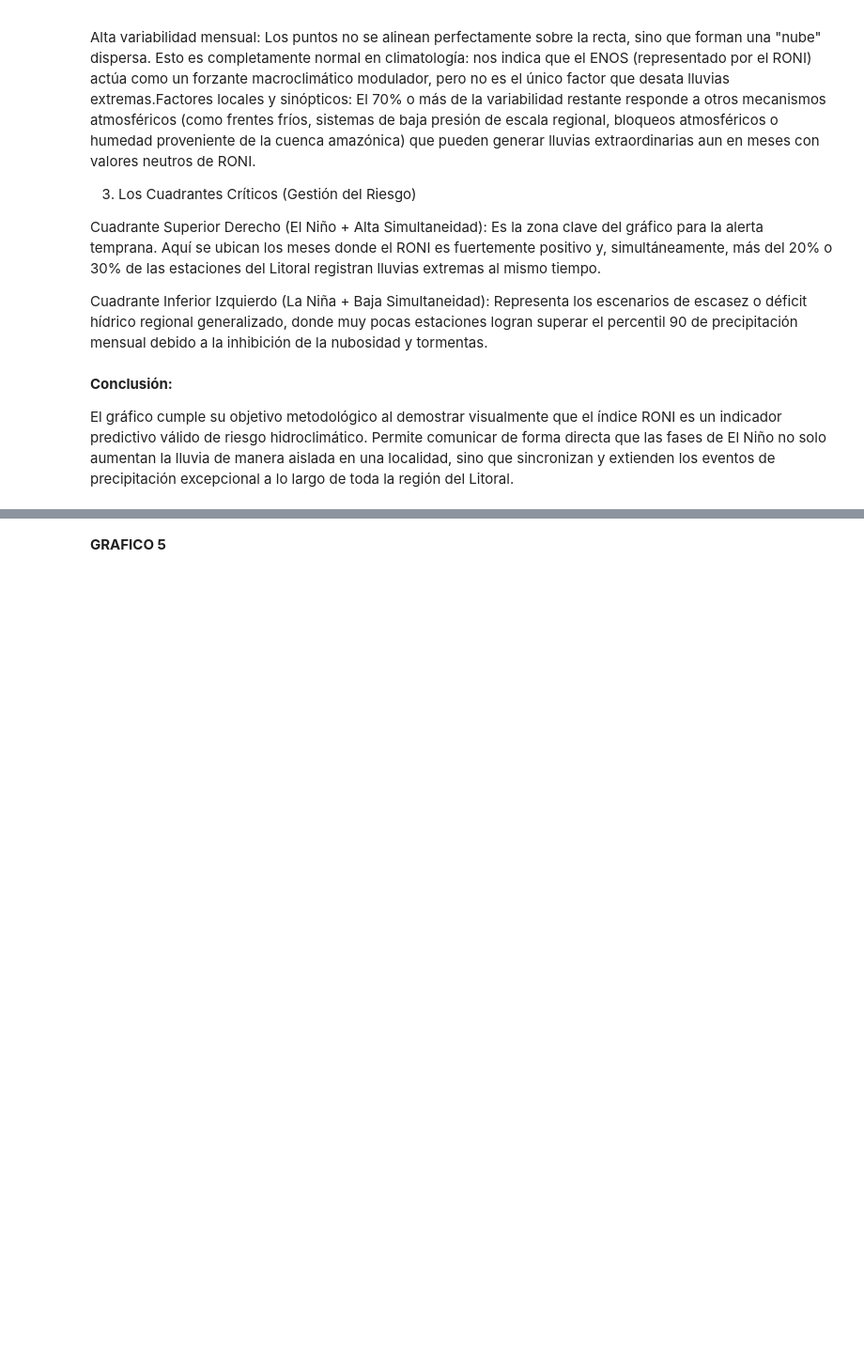
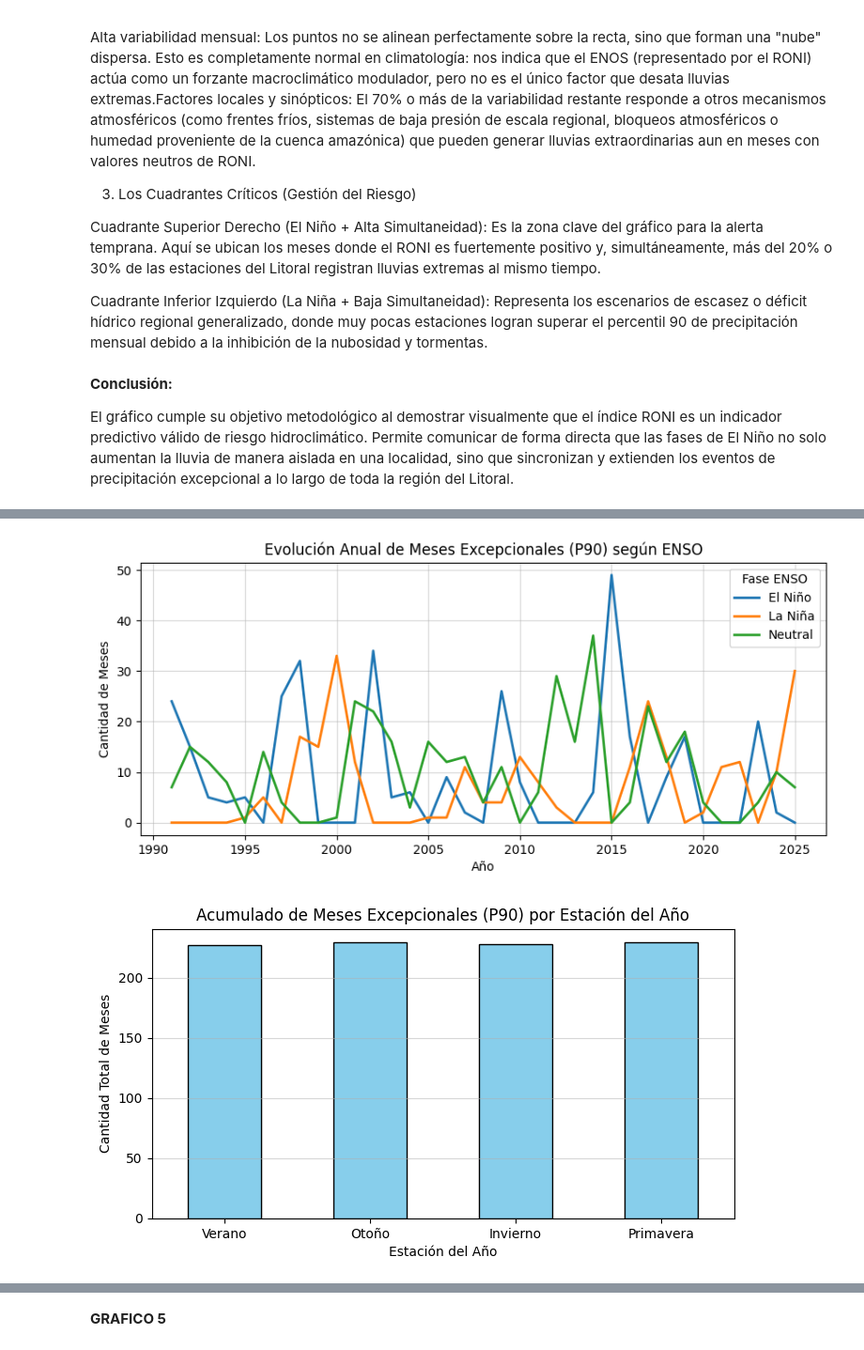
Before and after one commit to enrique20delgado-create/TP-Labo-ElNino-2C2026, a Jupyter notebook: Notebook/Ds_Enso.ipynb, the cells around one changed output, grey strips where cells are left out. Shown at 94% size. Drawn from its saved outputs; the diff is of its cells as text; code cells hidden in the pictures; blank space fills up the shorter version.

Commit message:
Add files via upload
Agrego grafico 4  Pregunta secundaria no aplicada
¿Cómo varía la asociación entre ENOS y precipitaciones excepcionales según la estación del año y el período analizado?

```diff
--- a/Notebook/Ds_Enso.ipynb
+++ b/Notebook/Ds_Enso.ipynb
@@ -3674,0 +3678,49 @@ El gráfico cumple su objetivo metodológico al demostrar visualmente que el ín
+# %%
+import matplotlib.pyplot as plt
+import numpy as np
+
+# ==========================================
+# GRÁFICO ADICIONAL 1: Variación Temporal (Evolución Anual)
+# ==========================================
+# Agrupamos por año y fase ENSO sumando los meses excepcionales (EXTREMO_P90)
+conteo_temporal = smn_litoral_extremos.groupby(['ANIO', 'FASE_ENSO'])['EXTREMO_P90'].sum().unstack(fill_value=0)
+
+conteo_temporal.plot(kind='line', figsize=(10, 4), linewidth=2)
+plt.title('Evolución Anual de Meses Excepcionales (P90) según ENSO')
+plt.xlabel('Año')
+plt.ylabel('Cantidad de Meses')
+plt.grid(True, alpha=0.5)
+plt.legend(title='Fase ENSO')
+plt.show()
+
+
+# ==========================================
+# GRÁFICO ADICIONAL 2: Variación Estacional (Conteo por Estación)
+# ==========================================
+# Mapeamos los meses a su correspondiente estación del año en el Hemisferio Sur
+mapa_estaciones = {
+    12: "Verano", 1: "Verano", 2: "Verano",
+    3: "Otoño", 4: "Otoño", 5: "Otoño",
+    6: "Invierno", 7: "Invierno", 8: "Invierno",
+    9: "Primavera", 10: "Primavera", 11: "Primavera"
+}
+
+smn_litoral_extremos['ESTACION_ANIO'] = smn_litoral_extremos['MES'].map(mapa_estaciones)
+
+# Contamos cuántos meses excepcionales hubo por cada estación
+conteo_estacion = smn_litoral_extremos[smn_litoral_extremos['EXTREMO_P90'] == 1]['ESTACION_ANIO'].value_counts()
+
+# Ordenamos las estaciones cronológicamente
+orden_estaciones = ['Verano', 'Otoño', 'Invierno', 'Primavera']
+conteo_estacion = conteo_estacion.reindex(orden_estaciones, fill_value=0)
+
+conteo_estacion.plot(kind='bar', figsize=(8, 4), color='skyblue', edgecolor='black')
+plt.title('Acumulado de Meses Excepcionales (P90) por Estación del Año')
+plt.xlabel('Estación del Año')
+plt.ylabel('Cantidad Total de Meses')
+plt.xticks(rotation=0)
+plt.grid(axis='y', alpha=0.5)
+plt.show()
+# %% [output]
+[figure, added]
+[figure, added]
```
Also changed, not shown: parts of 3 cells of this notebook.
